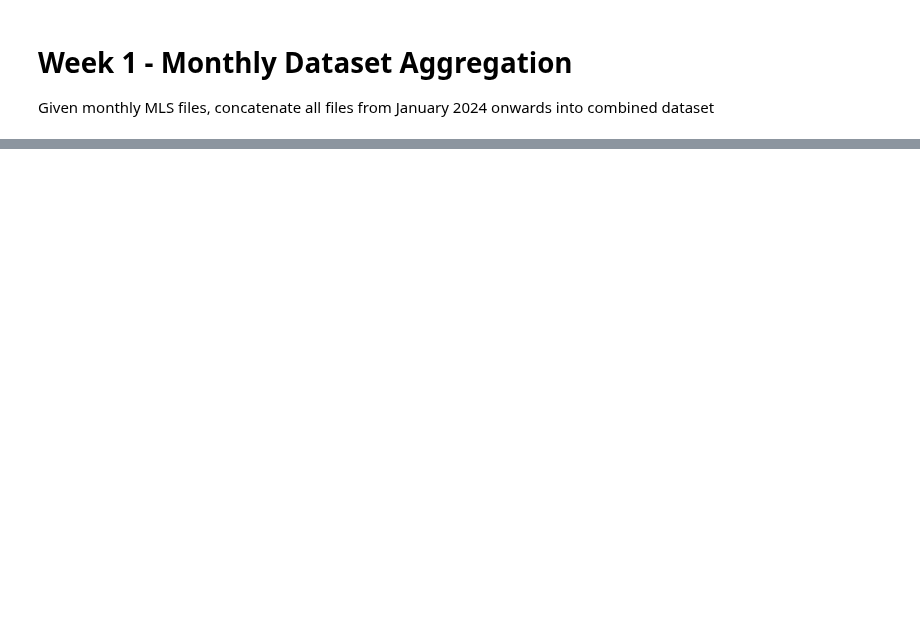
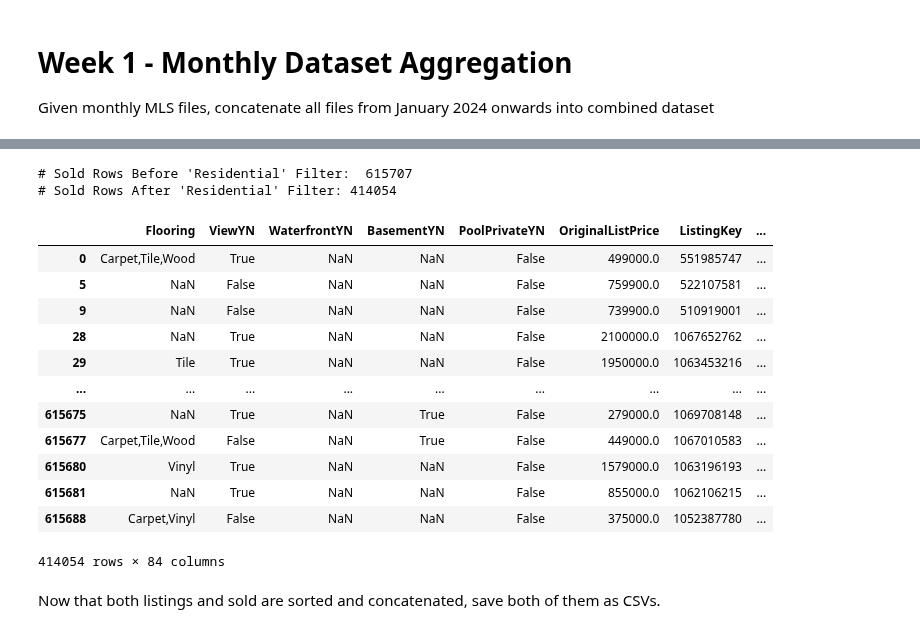
Before and after one commit to melxng/IDX-Exchange-Data-Analyst, a Jupyter notebook: notebooks/w1.ipynb, the cells around one changed output, grey strips where cells are left out. Saved outputs shown, nothing was run; the diff lists cells and outputs as text; code cells hidden in the pictures; blank space fills up the shorter version.

```diff
--- a/notebooks/w1.ipynb
+++ b/notebooks/w1.ipynb
@@ -121,0 +238,27 @@ CRMLSListing202604.csv -> 39020 ROW and 82 COL
+# %%
+# now filter Sold csv based on the PropertyType == "Residential"
+sold_before_filter = len(sold)
+sold_residential = sold[sold["PropertyType"] == "Residential"].copy()
+
+print("# Sold Rows Before 'Residential' Filter: ", sold_before_filter)
+print("# Sold Rows After 'Residential' Filter:", len(sold_residential))
+
+sold_residential
+# %% [output]
+# Sold Rows Before 'Residential' Filter:  615707
+# Sold Rows After 'Residential' Filter: 414054
+|  | Flooring | ViewYN | WaterfrontYN | BasementYN | PoolPrivateYN | OriginalListPrice | ListingKey | ... |
+| 0 | Carpet,Tile,Wood | True | NaN | NaN | False | 499000.0 | 551985747 | ... |
+| 5 | NaN | False | NaN | NaN | False | 759900.0 | 522107581 | ... |
+| 9 | NaN | False | NaN | NaN | False | 739900.0 | 510919001 | ... |
+| 28 | NaN | True | NaN | NaN | False | 2100000.0 | 1067652762 | ... |
+| 29 | Tile | True | NaN | NaN | False | 1950000.0 | 1063453216 | ... |
+| ... | ... | ... | ... | ... | ... | ... | ... | ... |
+| 615675 | NaN | True | NaN | True | False | 279000.0 | 1069708148 | ... |
+| 615677 | Carpet,Tile,Wood | False | NaN | True | False | 449000.0 | 1067010583 | ... |
+| 615680 | Vinyl | True | NaN | NaN | False | 1579000.0 | 1063196193 | ... |
+| 615681 | NaN | True | NaN | NaN | False | 855000.0 | 1062106215 | ... |
+| 615688 | Carpet,Vinyl | False | NaN | NaN | False | 375000.0 | 1052387780 | ... |
+414054 rows × 84 columns
+# %% [markdown]
+Now that both listings and sold are sorted and concatenated, save both of them as CSVs.
```
Also changed, not shown: parts of 22 cells of this notebook, 1 other file.
